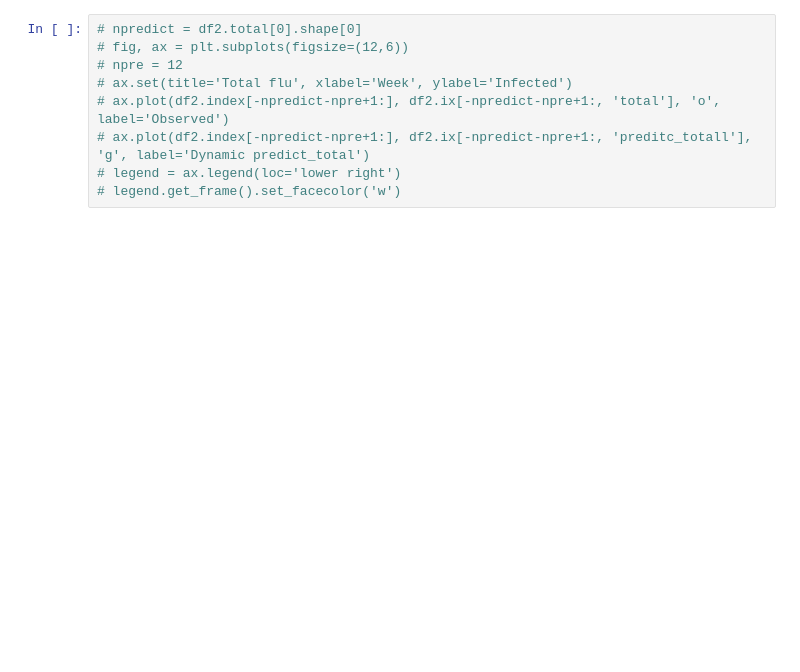
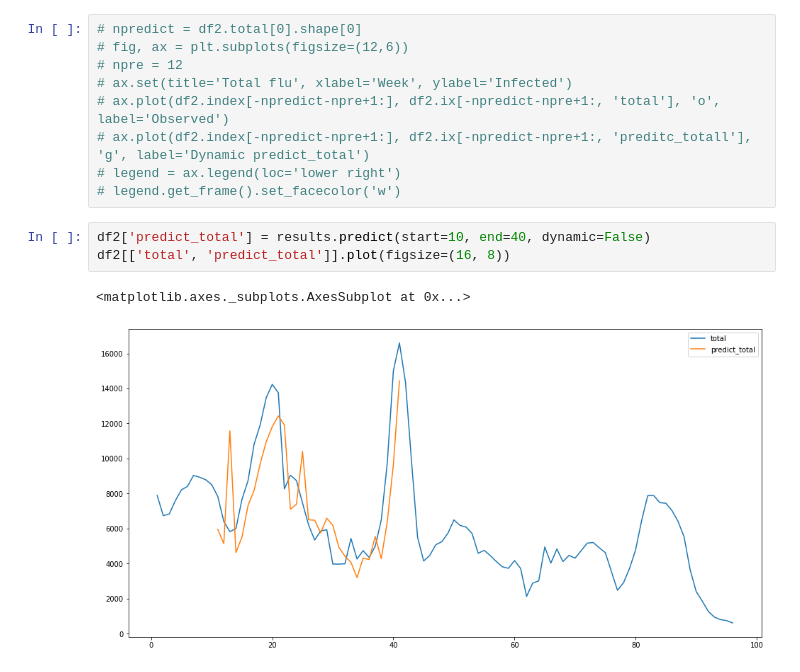
Before and after one commit to banchinche/flu-infection, a Jupyter notebook: notebooks/flu-infection.ipynb, the cells around one changed output. Saved outputs shown, nothing was run; the diff lists cells and outputs as text; blank space fills up the shorter version.

```diff
--- a/notebooks/flu-infection.ipynb
+++ b/notebooks/flu-infection.ipynb
@@ -171,3 +172,9 @@ df2[['total', 'predict_total']].plot(figsize=(12, 8))
 # ax.plot(df2.index[-npredict-npre+1:], df2.ix[-npredict-npre+1:, 'preditc_totall'], 'g', label='Dynamic predict_total')
 # legend = ax.legend(loc='lower right')
 # legend.get_frame().set_facecolor('w')
+# %%
+df2['predict_total'] = results.predict(start=10, end=40, dynamic=False)
+df2[['total', 'predict_total']].plot(figsize=(16, 8))
+# %% [output]
+<matplotlib.axes._subplots.AxesSubplot at 0x...>
+[figure, added]
```
Also changed, not shown: parts of 3 cells of this notebook, 3 other files.
